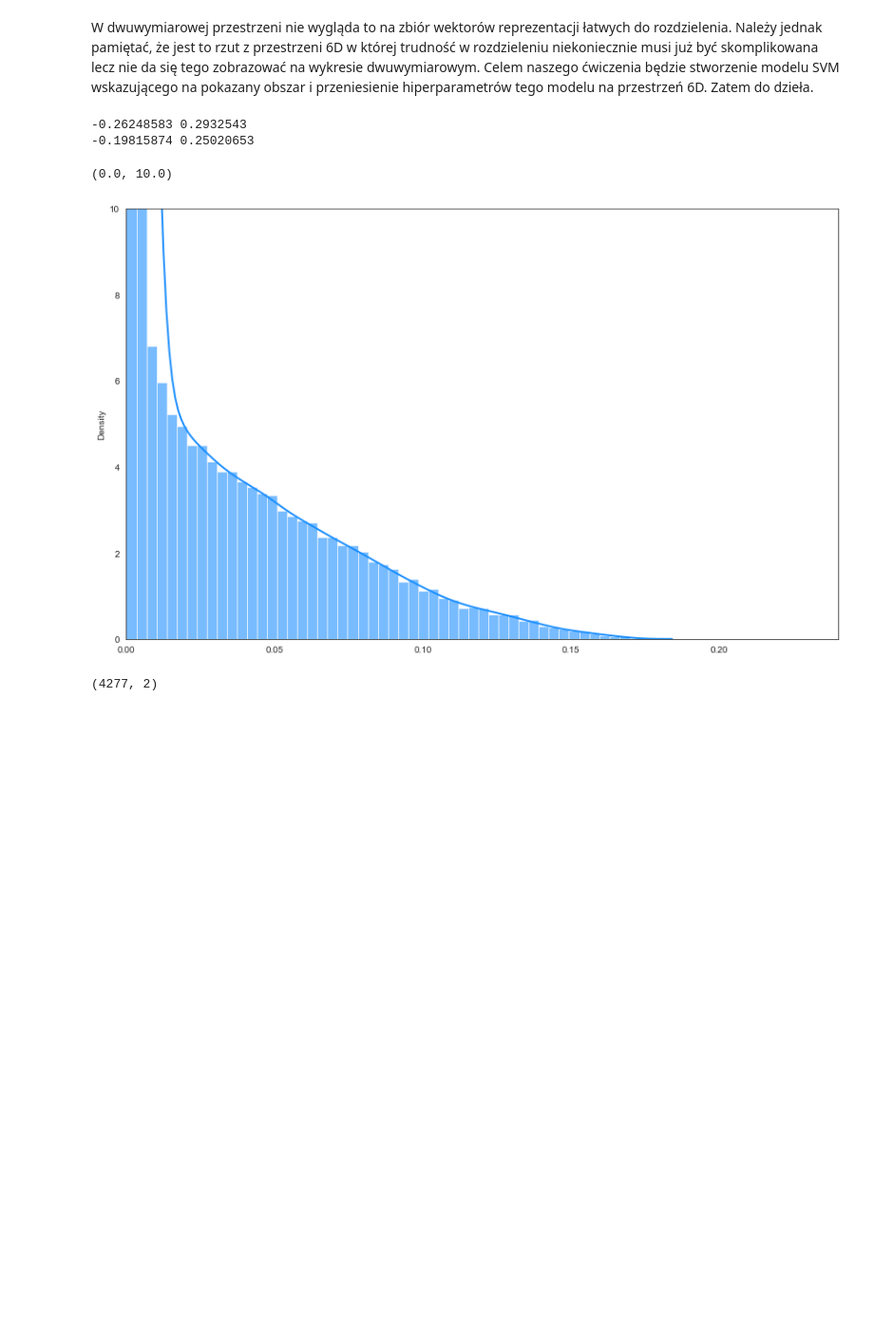
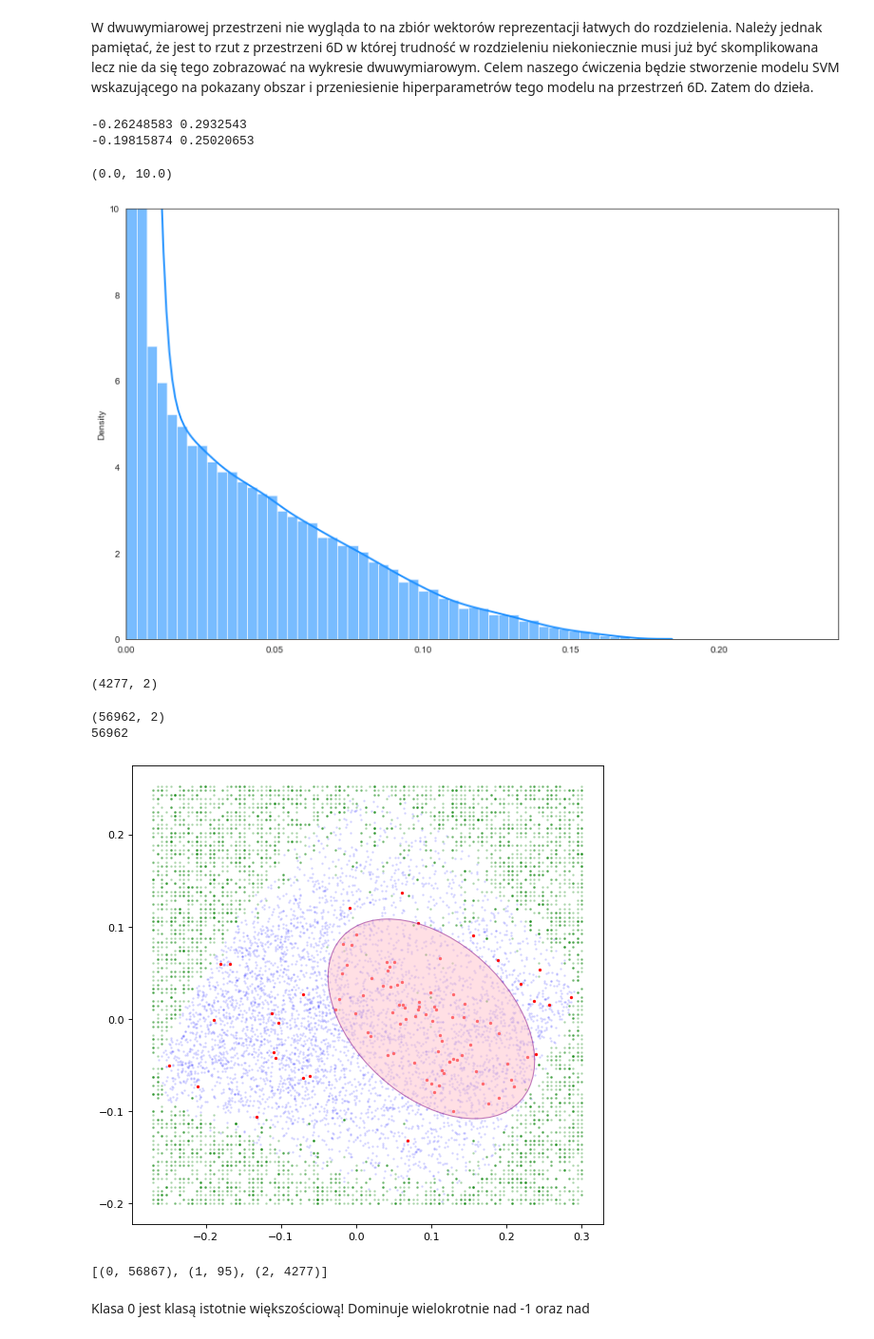
Before and after one commit to krisz17/latent_layer_SVM_classifier, a Jupyter notebook: autoenkoder_for_fraud.ipynb, the cells around one changed output. Shown: that part at 95% size. Saved outputs shown, nothing was run; the diff lists cells and outputs as text; code cells hidden in the pictures; blank space fills up the shorter version.

```diff
--- a/autoenkoder_for_fraud.ipynb
+++ b/autoenkoder_for_fraud.ipynb
@@ -465,0 +442,54 @@ plt.savefig("synthetic_points05.png", format='png', dpi=300, facecolor="White")
+# %%
+print(X_reduced.shape)
+print(len(y_svm))
+# %% [output]
+(56962, 2)
+56962
+# %%
+n_to_show = 5000
+extra_n_to_show = 5000
+figsize = 8
+# muszę podmienić typ bo na serii nie da się pracować
+y_svm= list(y_svm)
+example_idx_1 = [index for index,value in enumerate(y_svm) if value == 1]
+example_idx_fill = np.random.choice(range(len(fill_grid_final)), extra_n_to_show)
+
+
+example_idx_0 = set(np.random.choice(range(len(X_reduced[:,0])), n_to_show, replace=False))
+example_idx_0 = example_idx_0.difference(example_idx_1)
+example_idx_0 = list(example_idx_0)
+
+# mapujemy na liczby całkowite
+example_idx_0 = list(map(int,example_idx_0))
+example_idx_1 = list(map(int,example_idx_1))
+
+example_data_0 = X_reduced[example_idx_0]
+example_labels_0 = [y_svm[x] for x in example_idx_0]
+fill_set = fill_grid_final[example_idx_fill]
+
+example_data_1 = X_reduced[example_idx_1]
+example_labels_1 = [y_svm[x] for x in example_idx_1]
+fill_labels = np.array( np.ones_like(range(extra_n_to_show))*-1) # syntetyczne wartości oznaczam przez -1
+
+
+fig, ax = plt.subplots(figsize=(figsize, figsize),dpi=80)
+
+ax.scatter(example_data_0[:, 0] , example_data_0[:, 1] ,  c="blue"
+            , alpha=0.1, s=2)
+
+ax.scatter(example_data_1[:, 0] , example_data_1[:, 1] ,  c="red"
+            , alpha=0.9, s=4)
+
+
+ax.scatter(fill_set[:, 0] , fill_set[:, 1] ,  c="green"
+            , alpha=0.2, s=2)
+
+# wskazanie obszaru największego zagęszczenia
+circle1 = pch.Ellipse((0.1, 0), 0.3, 0.18,angle= -30,  facecolor='pink', edgecolor='purple', fill=True, alpha=0.5)
+ax.add_patch(circle1)
+#plt.colorbar()
+
+#plt.savefig("latent_space_2d.png", format='png', dpi=300, facecolor="White")
+plt.show()
+# %% [output]
+[figure, added]
@@ -465,0 +524,6 @@ plt.savefig("synthetic_points05.png", format='png', dpi=300, facecolor="White")
+# %%
+print(sorted(Counter(y_svm_bis).items()))
+# %% [output]
+[(0, 56867), (1, 95), (2, 4277)]
+# %% [markdown]
+Klasa 0 jest klasą istotnie większościową! Dominuje wielokrotnie nad -1 oraz nad
```
Also changed, not shown: parts of 24 cells of this notebook.
